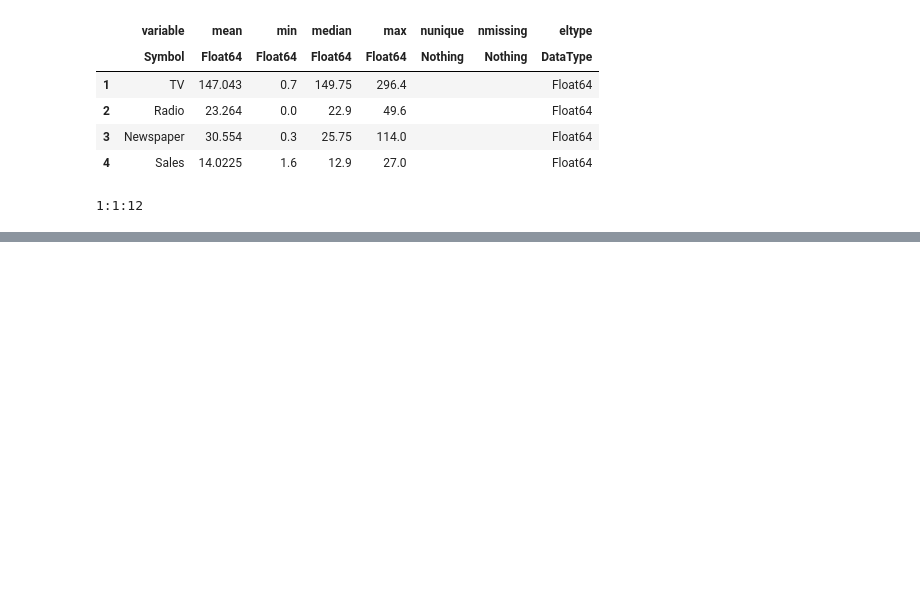
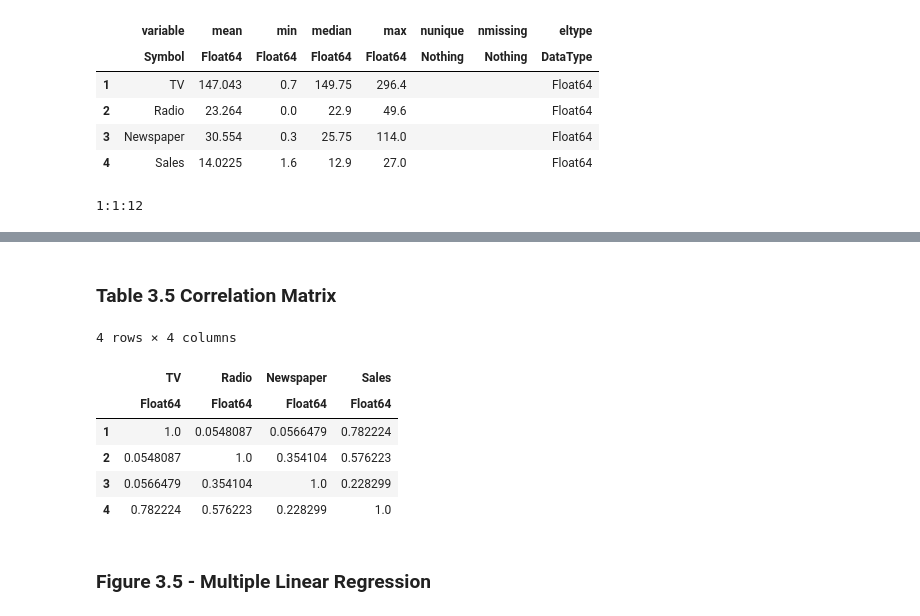
Before and after one commit to kanishka-006/ISLR-Julia, a Jupyter notebook: Notebooks/Chapter 3.ipynb, the cells around one changed output, grey strips where cells are left out. Cells and saved outputs as stored; diff of their text form; code cells hidden in the pictures; blank space fills up the shorter version.

```diff
--- a/Notebooks/Chapter 3.ipynb
+++ b/Notebooks/Chapter 3.ipynb
@@ -20,0 +113,3 @@ print(range(1,step=1,stop=12))
+# %%
+advertising = CSV.read("Data/Advertising.csv", DataFrame, select=[2,3,4,5])
+ols = lm(@formula(Sales ~ TV), advertising)
@@ -20,0 +189,15 @@ print(range(1,step=1,stop=12))
+# %% [markdown]
+### Table 3.5 Correlation Matrix
+# %%
+df = advertising
+DataFrame([cor(x, y) for x=eachcol(df), y=eachcol(df)], names(df))
+# %% [output]
+4 rows × 4 columns
+|  | TV | Radio | Newspaper | Sales |
+|  | Float64 | Float64 | Float64 | Float64 |
+| 1 | 1.0 | 0.0548087 | 0.0566479 | 0.782224 |
+| 2 | 0.0548087 | 1.0 | 0.354104 | 0.576223 |
+| 3 | 0.0566479 | 0.354104 | 1.0 | 0.228299 |
+| 4 | 0.782224 | 0.576223 | 0.228299 | 1.0 |
+# %% [markdown]
+### Figure 3.5 - Multiple Linear Regression
```
Also changed, not shown: parts of 33 cells of this notebook.
